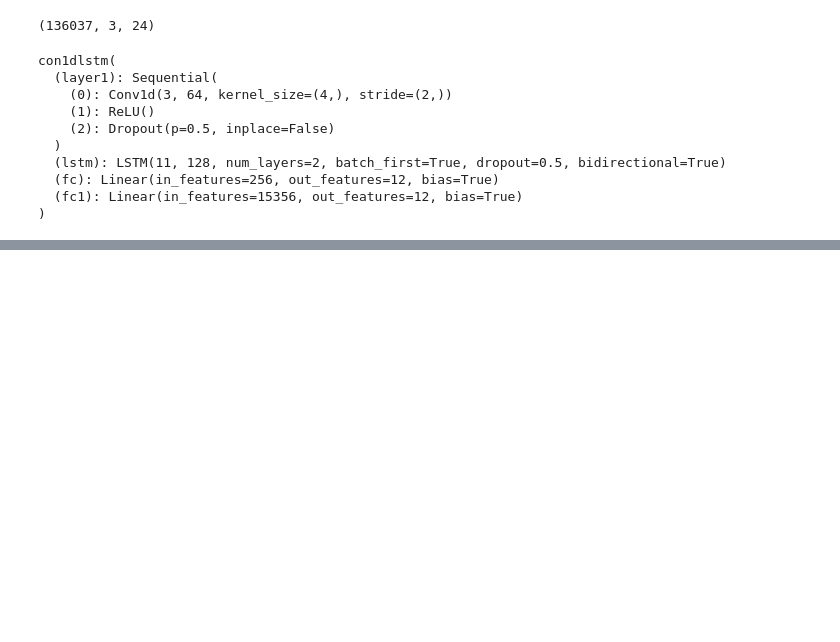
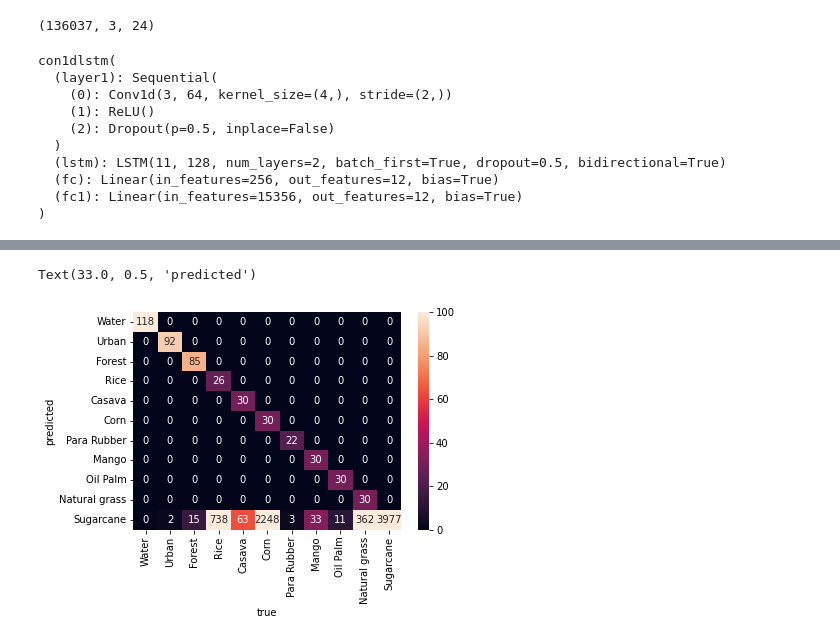
Before and after one commit to supskv/ml-sugarcane-project, a Jupyter notebook: ML_project_ex1_Conv1D_LSTM.ipynb, the cells around one changed output, grey strips where cells are left out. Drawn from its saved outputs; the diff is of its cells as text; code cells hidden in the pictures; blank space fills up the shorter version.

```diff
--- a/ML_project_ex1_Conv1D_LSTM.ipynb
+++ b/ML_project_ex1_Conv1D_LSTM.ipynb
@@ -364,0 +365,13 @@ weighted avg       0.98      0.57      0.70      7945
+# %%
+from sklearn.metrics import confusion_matrix
+import seaborn as sns
+cf_matrix_plant = confusion_matrix(y_test, y_pred)
+xticklabels = ["Water", "Urban", "Forest", "Rice", "Casava", "Corn", "Para Rubber", "Mango", "Oil Palm", "Natural grass", "Sugarcane"]
+yticklabels = ["Water", "Urban", "Forest", "Rice", "Casava", "Corn", "Para Rubber", "Mango", "Oil Palm", "Natural grass", "Sugarcane"]
+
+sns.heatmap(cf_matrix_plant, fmt="d",vmax=100 ,annot=True,xticklabels=xticklabels, yticklabels=yticklabels)
+plt.xlabel('true')
+plt.ylabel('predicted')
+# %% [output]
+Text(33.0, 0.5, 'predicted')
+[figure, added]
```
Also changed, not shown: parts of 4 cells of this notebook, 7 other files.
